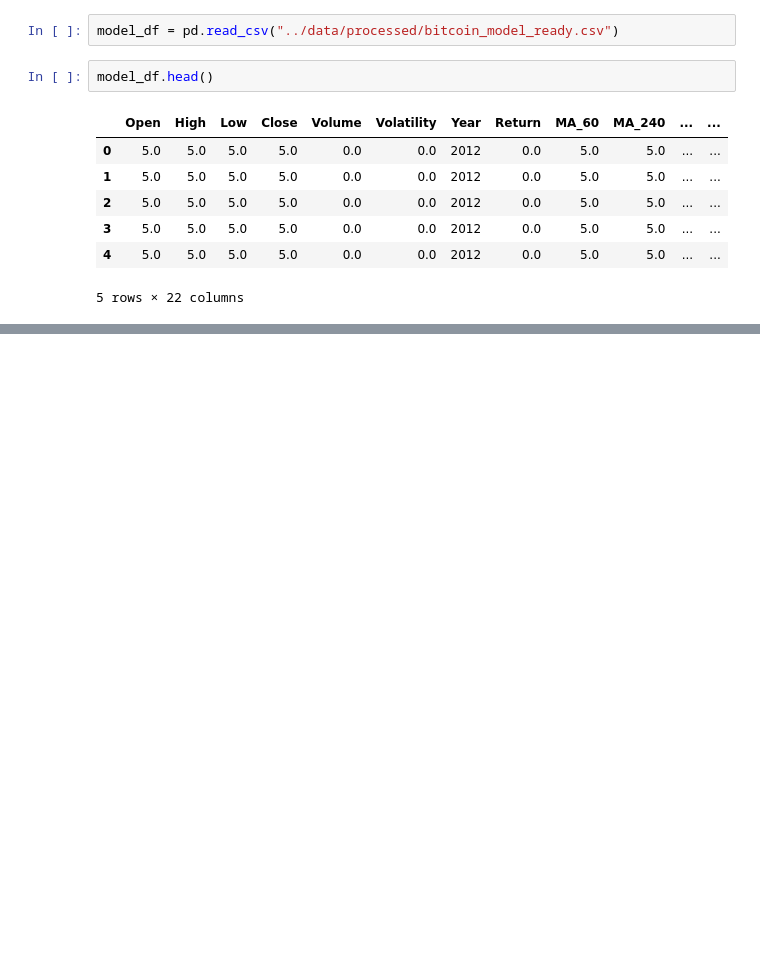
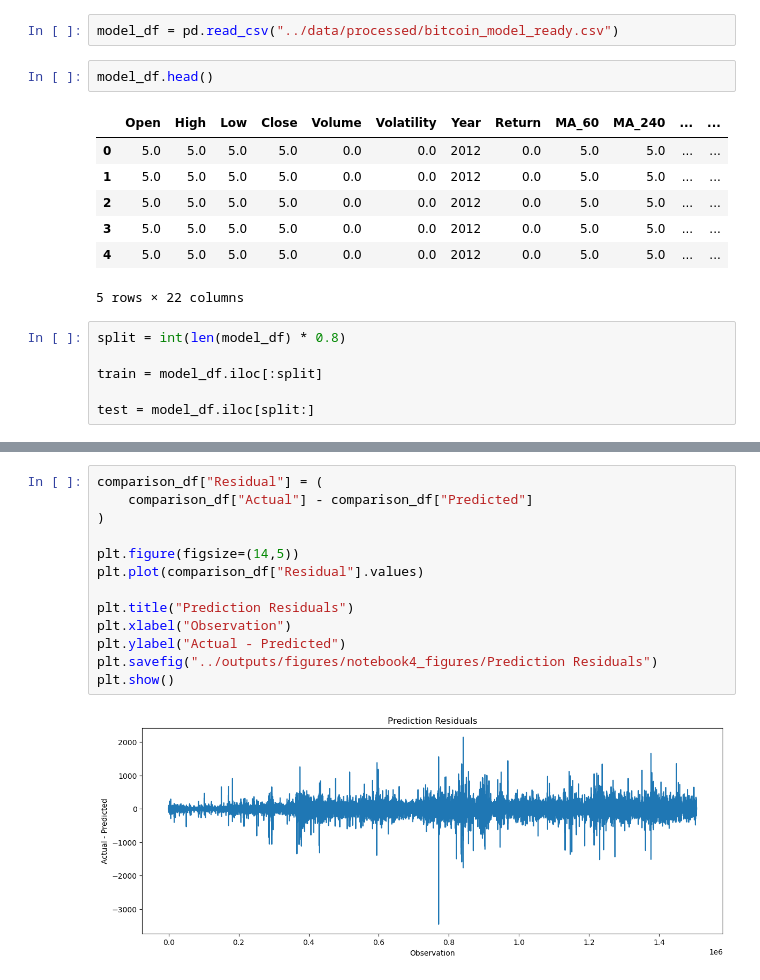
Before and after one commit to kayrasaribay/bitcoin-price-prediction-ML, a Jupyter notebook: notebooks/04_model_training_and_evaluation.ipynb.ipynb, the cells around one changed output, grey strips where cells are left out. Saved outputs shown, nothing was run; the diff lists cells and outputs as text; blank space fills up the shorter version.

```diff
--- a/notebooks/04_model_training_and_evaluation.ipynb.ipynb
+++ b/notebooks/04_model_training_and_evaluation.ipynb.ipynb
@@ -15,3 +40,9 @@ model_df.head()
 | 3 | 5.0 | 5.0 | 5.0 | 5.0 | 0.0 | 0.0 | 2012 | 0.0 | 5.0 | 5.0 | ... | ... |
 | 4 | 5.0 | 5.0 | 5.0 | 5.0 | 0.0 | 0.0 | 2012 | 0.0 | 5.0 | 5.0 | ... | ... |
 5 rows × 22 columns
+# %%
+split = int(len(model_df) * 0.8)
+
+train = model_df.iloc[:split]
+
+test = model_df.iloc[split:]
@@ -17,0 +212,15 @@ model_df.head()
+# %%
+comparison_df["Residual"] = (
+    comparison_df["Actual"] - comparison_df["Predicted"]
+)
+
+plt.figure(figsize=(14,5))
+plt.plot(comparison_df["Residual"].values)
+
+plt.title("Prediction Residuals")
+plt.xlabel("Observation")
+plt.ylabel("Actual - Predicted")
+plt.savefig("../outputs/figures/notebook4_figures/Prediction Residuals")
+plt.show()
+# %% [output]
+[figure, added]
```
Also changed, not shown: parts of 27 cells of this notebook, 13 other files.
